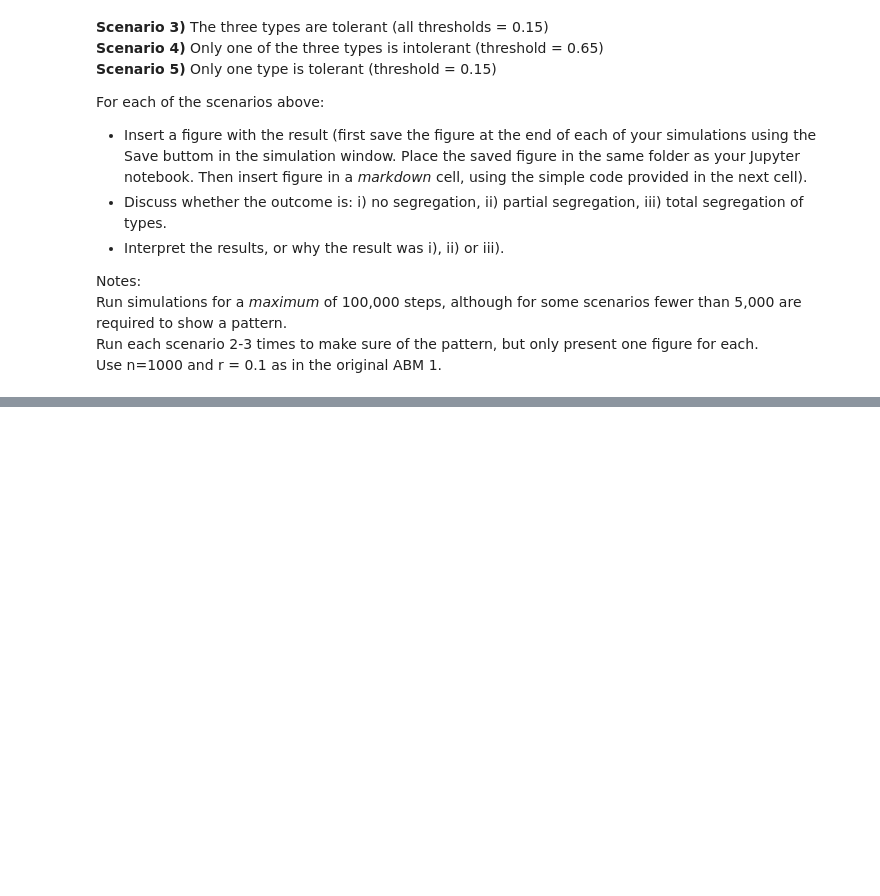
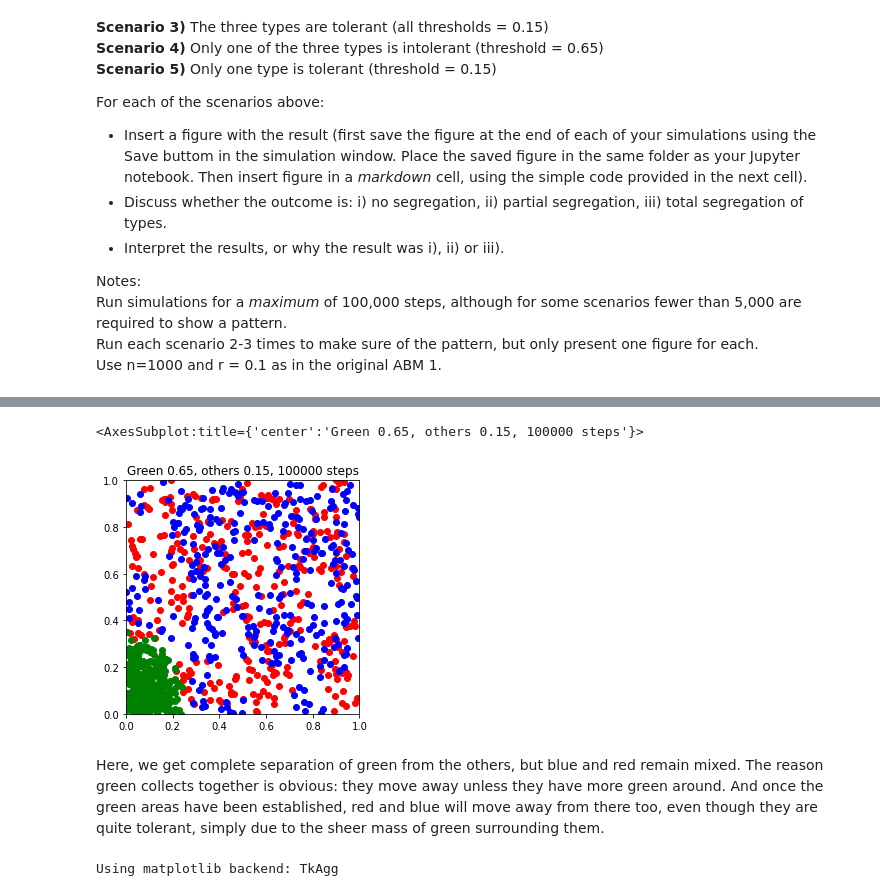
Before and after one commit to kingquote/kingquote, a Jupyter notebook: UZH-files/Bio206/task_3.ipynb, the cells around one changed output, grey strips where cells are left out. Cells and saved outputs as stored; diff of their text form; code cells hidden in the pictures; blank space fills up the shorter version.

```diff
--- a/UZH-files/Bio206/task_3.ipynb
+++ b/UZH-files/Bio206/task_3.ipynb
@@ -32,0 +147,12 @@ Hello, this is the code to add figure (in a markdown cell, not a code cell like
+# %%
+mytitle = "Green 0.65, others 0.15, 100000 steps"
+showplot(mytitle=mytitle)
+# %% [output]
+<AxesSubplot:title={'center':'Green 0.65, others 0.15, 100000 steps'}>
+[figure, added]
+# %% [markdown]
+Here, we get complete separation of green from the others, but blue and red remain mixed. The reason green collects together is obvious: they move away unless they have more green around. And once the green areas have been established, red and blue will move away from there too, even though they are quite tolerant, simply due to the sheer mass of green surrounding them.
+# %%
+pycxsimulator.GUI().start(func=setupfunct(thresh = [0.65, 0.65, 0.15])) # green is the tolerant one
+# %% [output]
+Using matplotlib backend: TkAgg
```
Also changed, not shown: parts of 23 cells of this notebook, 1 other file.
